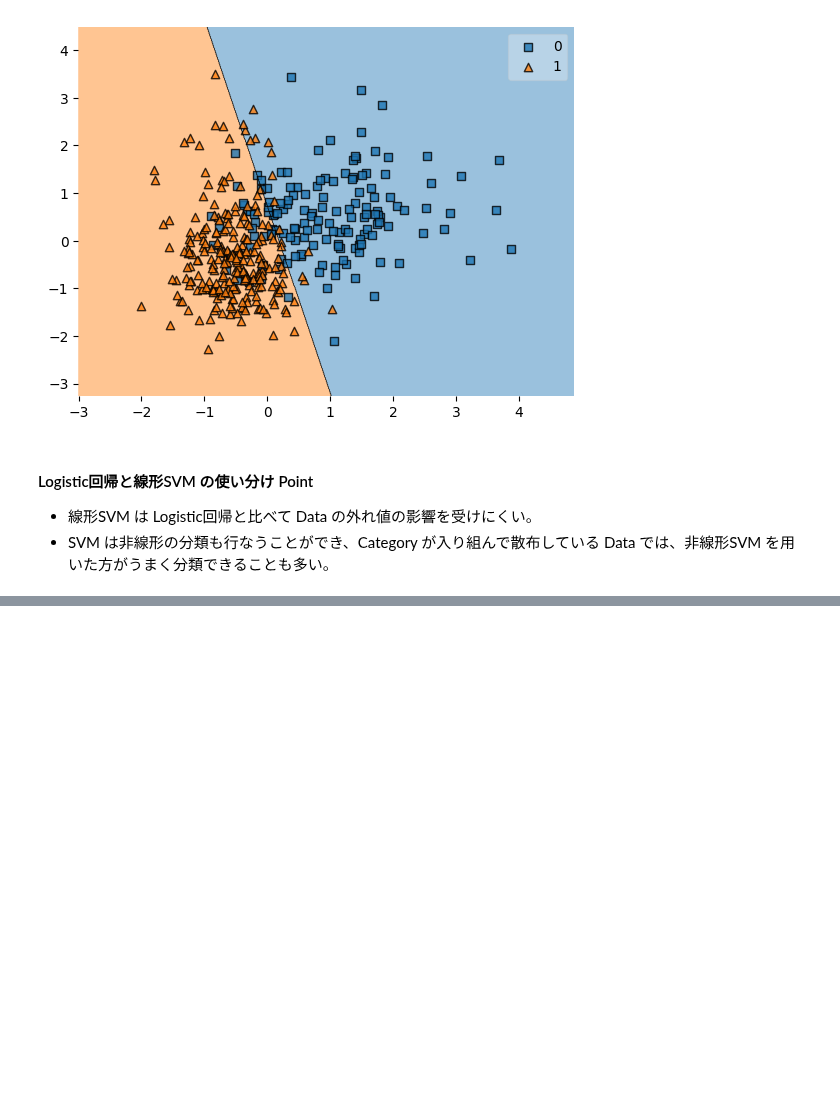
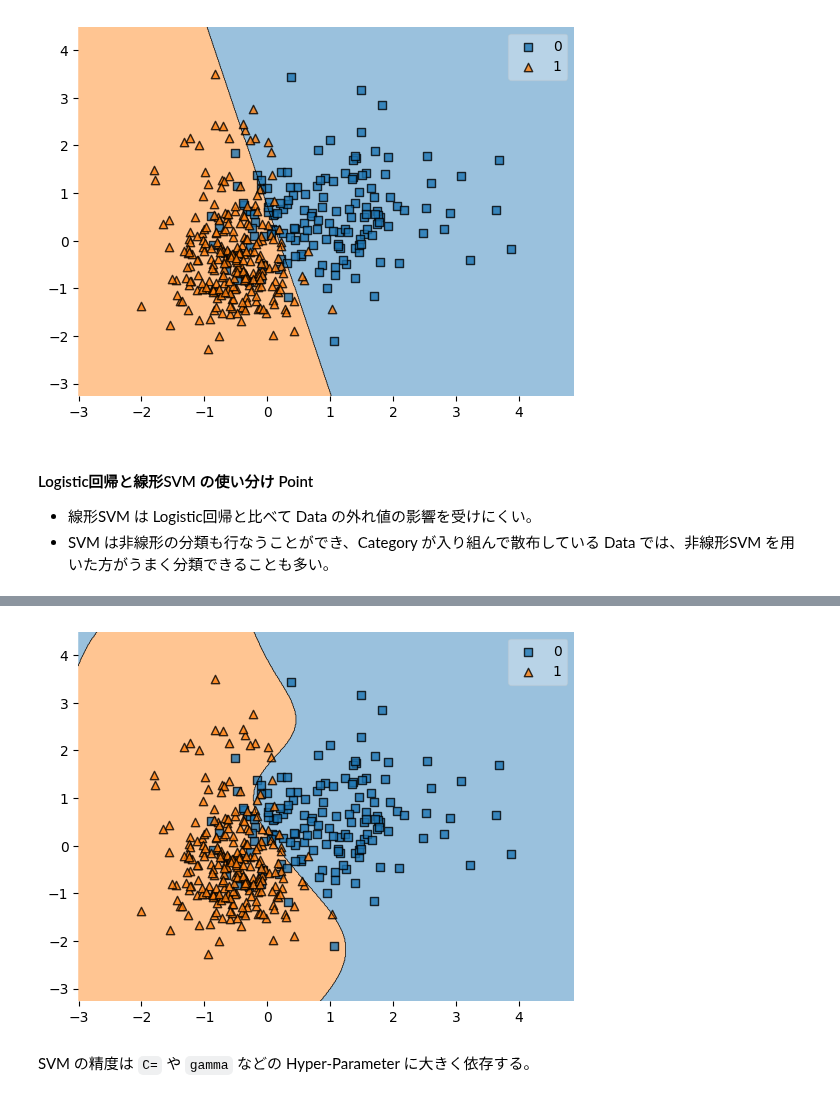
Before and after one commit to 1024xx4/ai_model_building_100, a Jupyter notebook: section07/section07.ipynb, the cells around one changed output, grey strips where cells are left out. Cells and saved outputs as stored; diff of their text form; code cells hidden in the pictures; blank space fills up the shorter version.

Commit message:
Build&Analy: Kernel-SVM Model を構築し、決定境界を可視化する#13

```diff
--- a/section07/section07.ipynb
+++ b/section07/section07.ipynb
@@ -214,0 +221,13 @@ plt.show()
+# %%
+# Kernel SVM model の構築および決定境界の可視化
+from sklearn.svm import SVC
+
+kernel_svm = SVC(random_state=0).fit(X_train_scaled, y_train)
+
+
+plot_decision_regions(np.array(X_train_scaled), np.array(y_train), clf=kernel_svm)
+plt.show()
+# %% [output]
+[figure, added]
+# %% [markdown]
+SVM の精度は `C=` や `gamma` などの Hyper-Parameter に大きく依存する。
```
Also changed, not shown: parts of 2 cells of this notebook.
